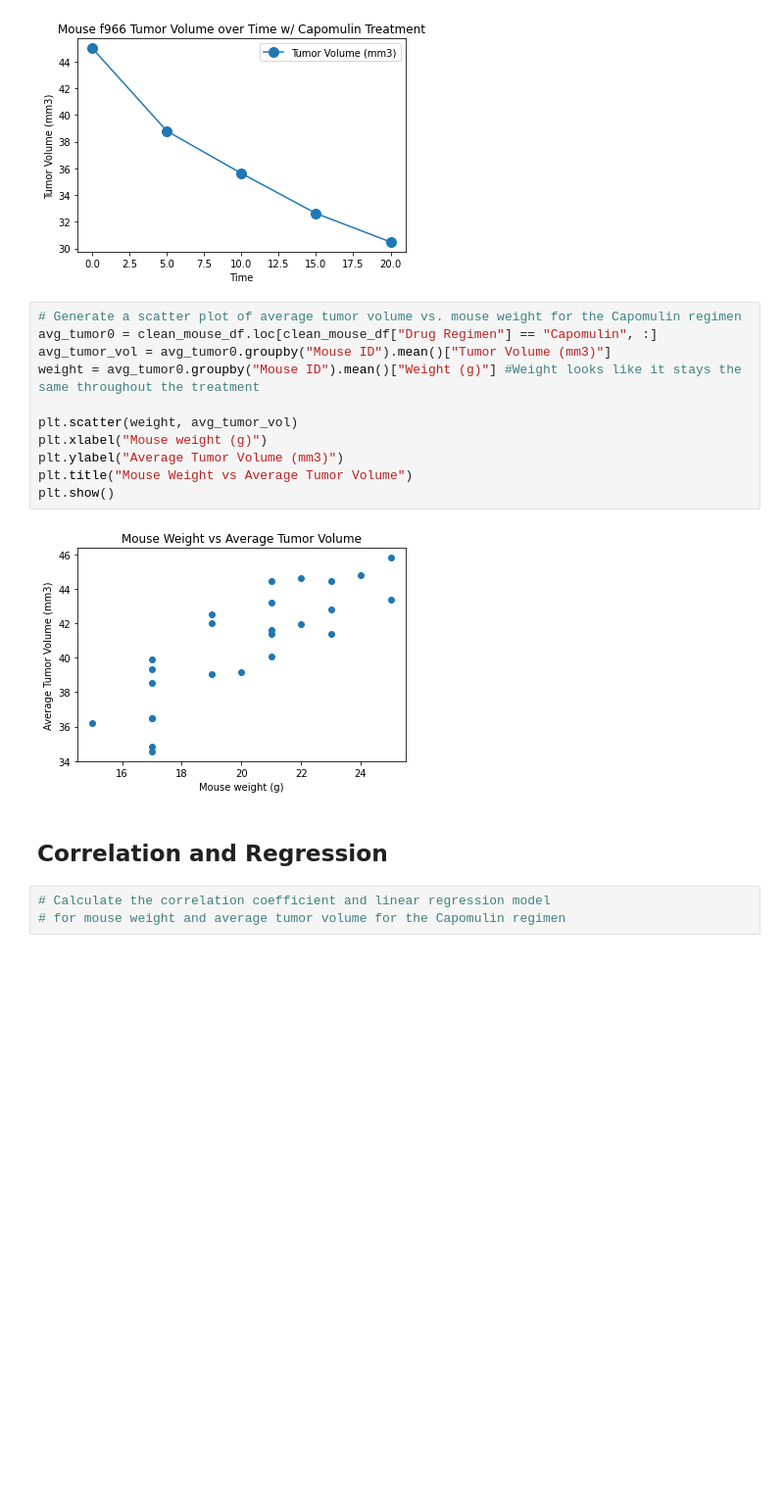
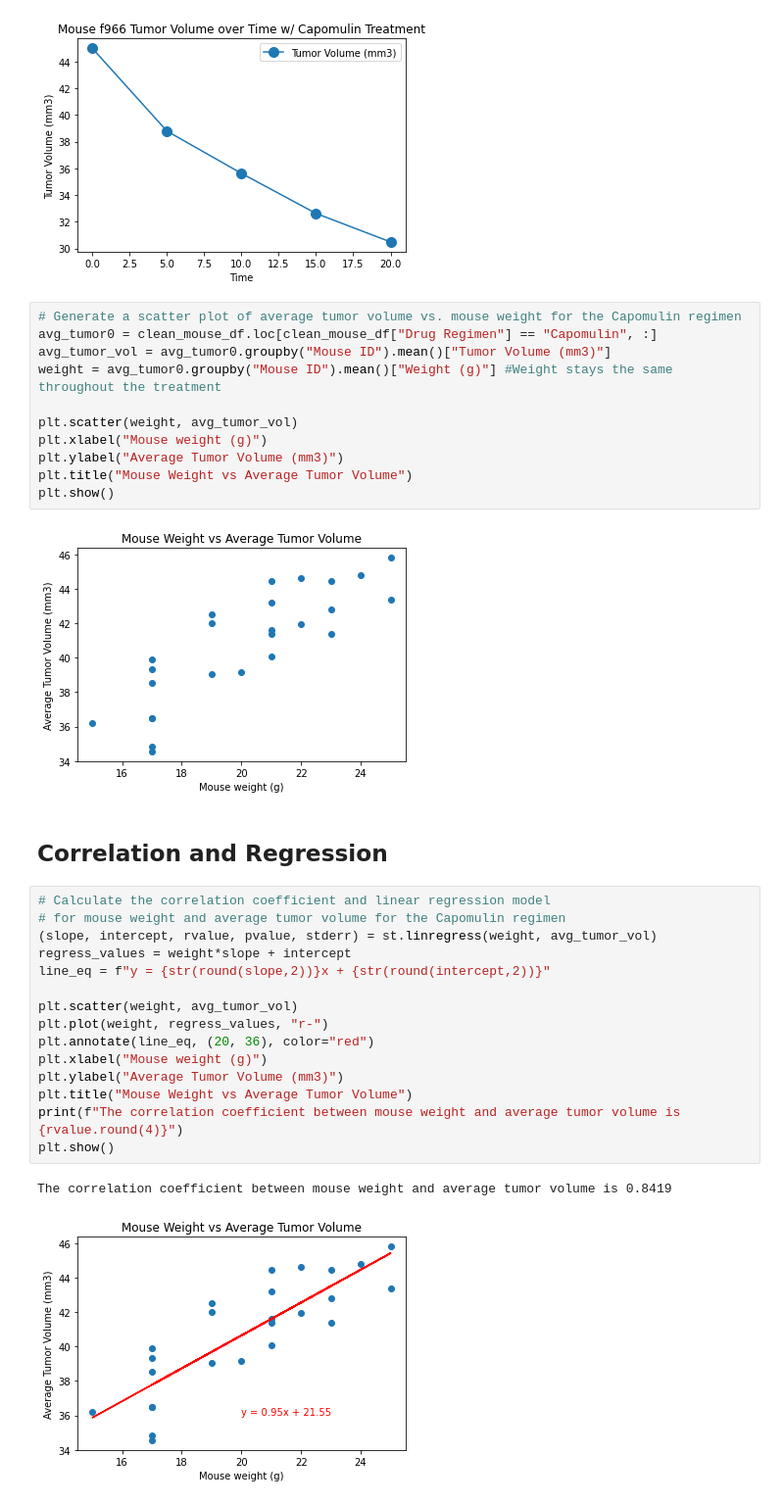
Before and after one commit to TheEvilSombrero/Module-5-Challenge, a Jupyter notebook: pymaceuticals_starter-Copy1.ipynb, the cells around one changed output. Shown: that part at 98% size. Saved outputs shown, nothing was run; the diff lists cells and outputs as text; blank space fills up the shorter version.

Commit message:
Add files via upload
Finished all plotting

```diff
--- a/pymaceuticals_starter-Copy1.ipynb
+++ b/pymaceuticals_starter-Copy1.ipynb
@@ -345,7 +345,7 @@ plt.show()
 # Generate a scatter plot of average tumor volume vs. mouse weight for the Capomulin regimen
 avg_tumor0 = clean_mouse_df.loc[clean_mouse_df["Drug Regimen"] == "Capomulin", :]
 avg_tumor_vol = avg_tumor0.groupby("Mouse ID").mean()["Tumor Volume (mm3)"]
-weight = avg_tumor0.groupby("Mouse ID").mean()["Weight (g)"] #Weight looks like it stays the same throughout the treatment
+weight = avg_tumor0.groupby("Mouse ID").mean()["Weight (g)"] #Weight stays the same throughout the treatment
 
 plt.scatter(weight, avg_tumor_vol)
 plt.xlabel("Mouse weight (g)")
@@ -356,6 +356,21 @@ plt.show()
 [figure]
 # %% [markdown]
 ## Correlation and Regression
-# %%
-# Calculate the correlation coefficient and linear regression model
-# for mouse weight and average tumor volume for the Capomulin regimen
+# %%
+# Calculate the correlation coefficient and linear regression model
+# for mouse weight and average tumor volume for the Capomulin regimen
+(slope, intercept, rvalue, pvalue, stderr) = st.linregress(weight, avg_tumor_vol)
+regress_values = weight*slope + intercept
+line_eq = f"y = {str(round(slope,2))}x + {str(round(intercept,2))}"
+
+plt.scatter(weight, avg_tumor_vol)
+plt.plot(weight, regress_values, "r-")
+plt.annotate(line_eq, (20, 36), color="red")
+plt.xlabel("Mouse weight (g)")
+plt.ylabel("Average Tumor Volume (mm3)")
+plt.title("Mouse Weight vs Average Tumor Volume")
+print(f"The correlation coefficient between mouse weight and average tumor volume is {rvalue.round(4)}")
+plt.show()
+# %% [output]
+The correlation coefficient between mouse weight and average tumor volume is 0.8419
+[figure, added]
```
